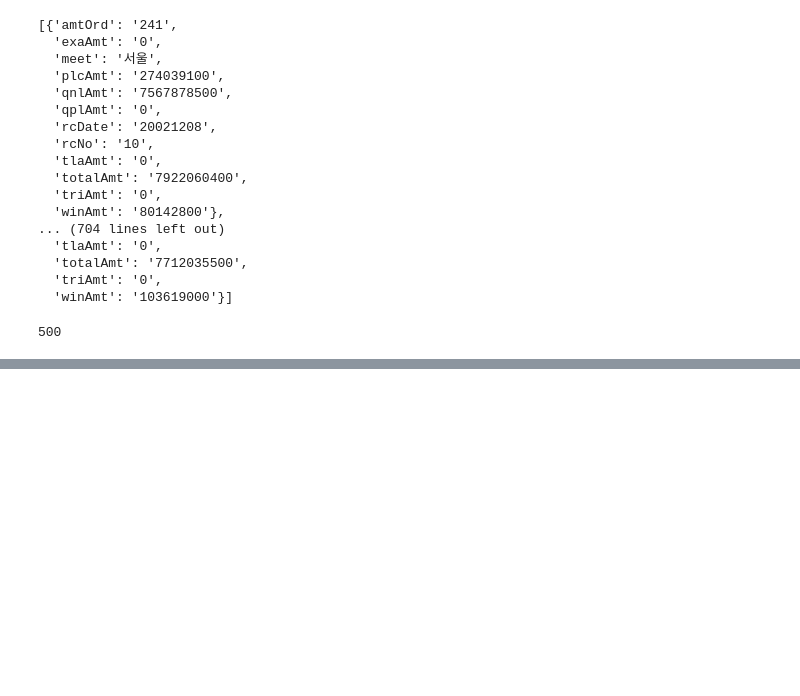
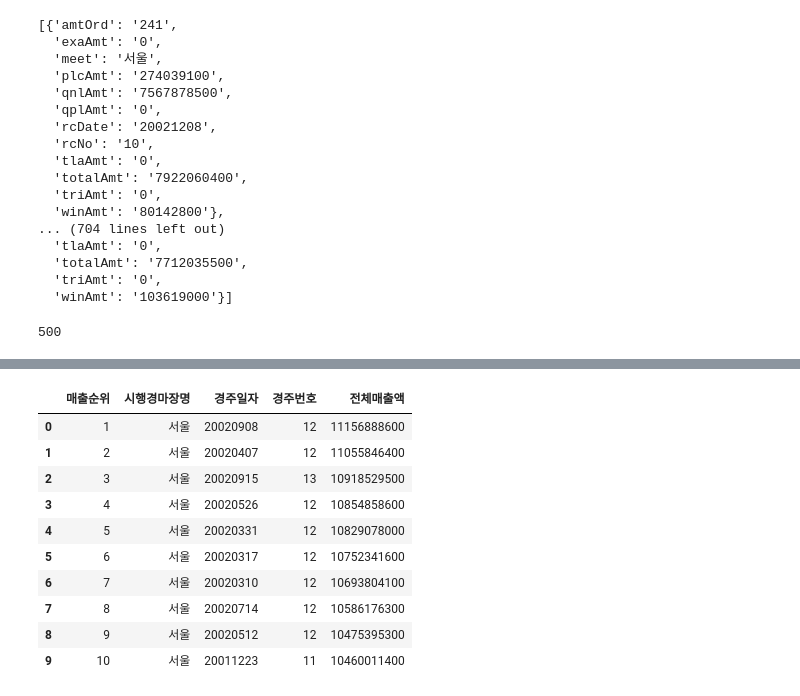
Before and after one commit to simwh123/bigdata-analysis-2024, a Jupyter notebook: day14/심우현.ipynb, the cells around one changed output, grey strips where cells are left out. Drawn from its saved outputs; the diff is of its cells as text; code cells hidden in the pictures; blank space fills up the shorter version.

```diff
--- a/day14/심우현.ipynb
+++ b/day14/심우현.ipynb
@@ -102,0 +140,14 @@ DatasList.to_excel('./data/경마매출순위.xlsx',index = False)
+# %%
+Datas3.head(10)
+# %% [output]
+|  | 매출순위 | 시행경마장명 | 경주일자 | 경주번호 | 전체매출액 |
+| 0 | 1 | 서울 | 20020908 | 12 | 11156888600 |
+| 1 | 2 | 서울 | 20020407 | 12 | 11055846400 |
+| 2 | 3 | 서울 | 20020915 | 13 | 10918529500 |
+| 3 | 4 | 서울 | 20020526 | 12 | 10854858600 |
+| 4 | 5 | 서울 | 20020331 | 12 | 10829078000 |
+| 5 | 6 | 서울 | 20020317 | 12 | 10752341600 |
+| 6 | 7 | 서울 | 20020310 | 12 | 10693804100 |
+| 7 | 8 | 서울 | 20020714 | 12 | 10586176300 |
+| 8 | 9 | 서울 | 20020512 | 12 | 10475395300 |
+| 9 | 10 | 서울 | 20011223 | 11 | 10460011400 |
```
Also changed, not shown: parts of 20 cells of this notebook, 3 other files.
